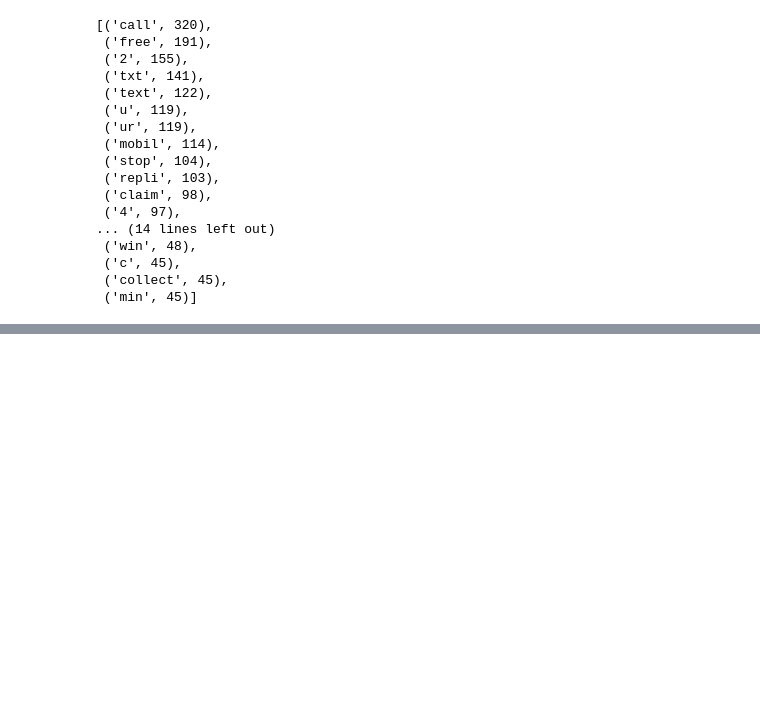
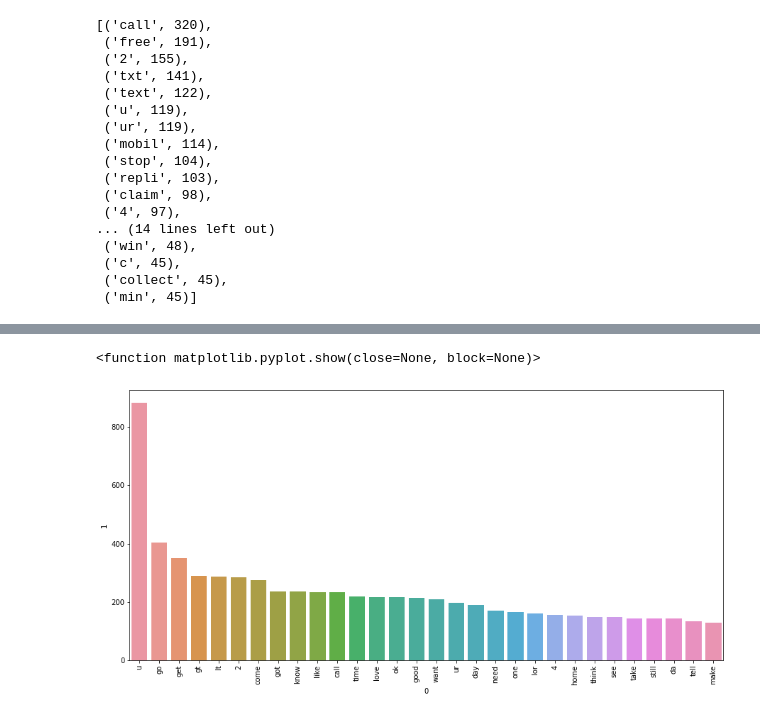
Before and after one commit to Soham2402/Spam_SMS-Email_Classifier, a Jupyter notebook: Email sms classifier.ipynb, the cells around one changed output, grey strips where cells are left out. Drawn from its saved outputs; the diff is of its cells as text; code cells hidden in the pictures; blank space fills up the shorter version.

```diff
--- a/Email sms classifier.ipynb
+++ b/Email sms classifier.ipynb
@@ -459,0 +477,14 @@ common_spam_words = pd.DataFrame(Counter(spam_corpus).most_common(30))
+# %%
+ham_corpus = []
+for msg in df[df['Target'] == 0]['transformed_text'].tolist():
+    for word in msg.split():
+        ham_corpus.append(word)
+
+common_ham_words = pd.DataFrame(Counter(ham_corpus).most_common(30))
+plt.figure(figsize = (15,7))
+sns.barplot(common_ham_words[0],common_ham_words[1]) #selecting col 0 and 1
+plt.xticks(rotation = "vertical") #rotating the label in x axis
+plt.show
+# %% [output]
+<function matplotlib.pyplot.show(close=None, block=None)>
+[figure, added]
```
Also changed, not shown: parts of 4 cells of this notebook.
